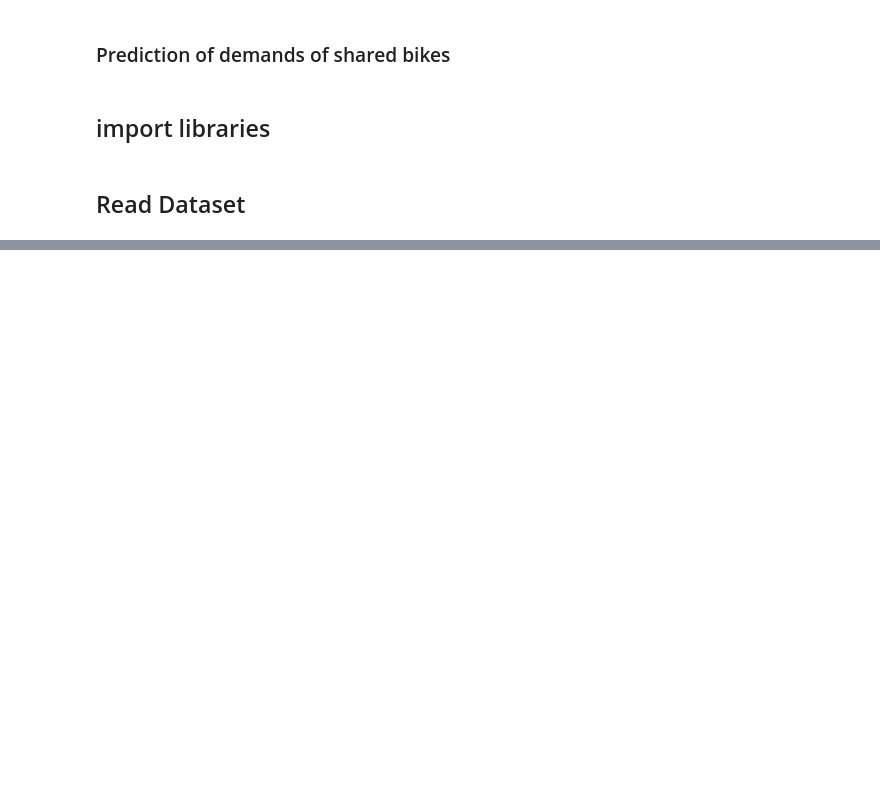
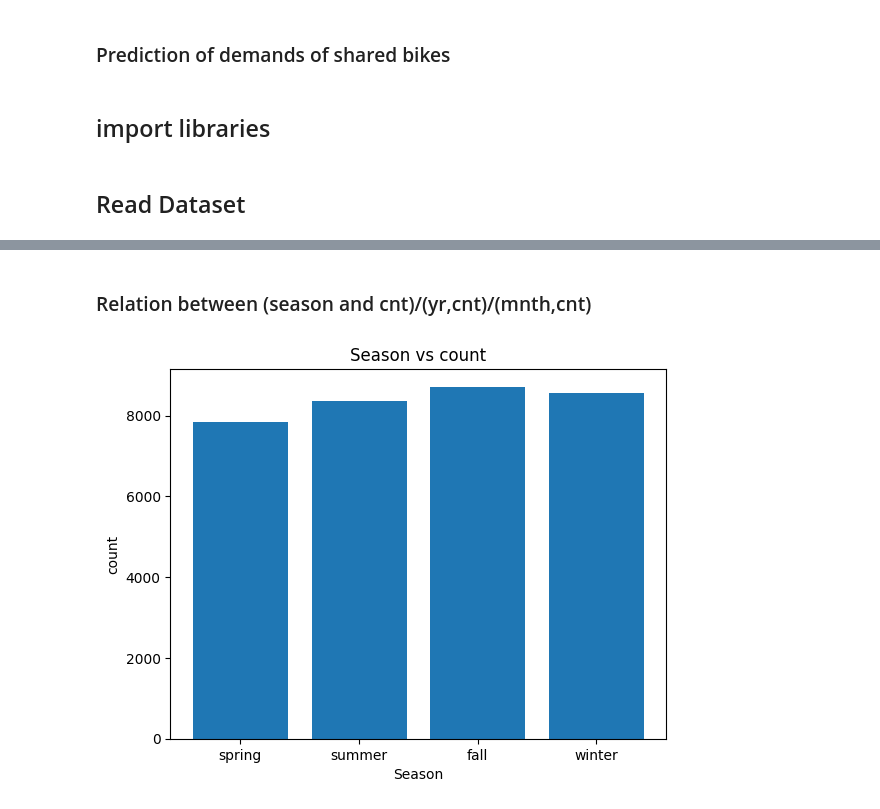
Before and after one commit to ChanchalNarang90/Bike_sharing_assignment, a Jupyter notebook: Bike_sharing_assignment.ipynb, the cells around one changed output, grey strips where cells are left out. Cells and saved outputs as stored; diff of their text form; code cells hidden in the pictures; blank space fills up the shorter version.

```diff
--- a/Bike_sharing_assignment.ipynb
+++ b/Bike_sharing_assignment.ipynb
@@ -44,0 +249,12 @@ Bike_Data
+# %% [markdown]
+### Relation between (season and cnt)/(yr,cnt)/(mnth,cnt)
+# %%
+x=Bike_Data['season']
+y=Bike_Data['cnt']
+plt.title('Season vs count')
+plt.xlabel('Season')
+plt.ylabel('count')
+plt.bar(x,y)
+plt.show()
+# %% [output]
+[figure, added]
```
Also changed, not shown: parts of 28 cells of this notebook, 1 other file.
